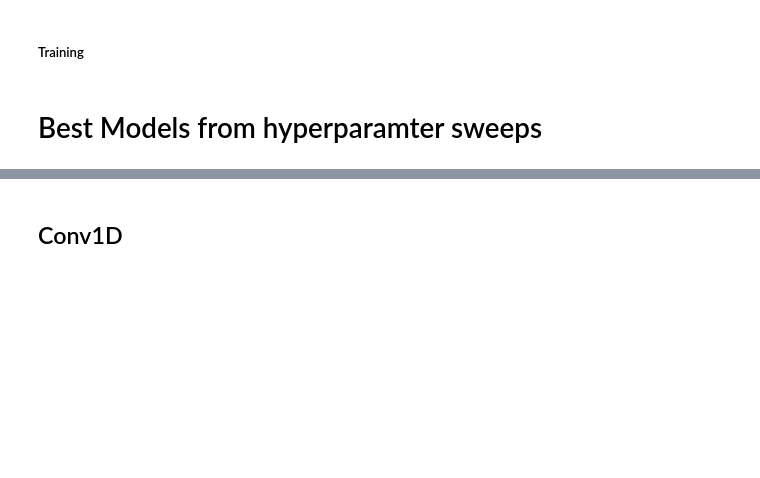
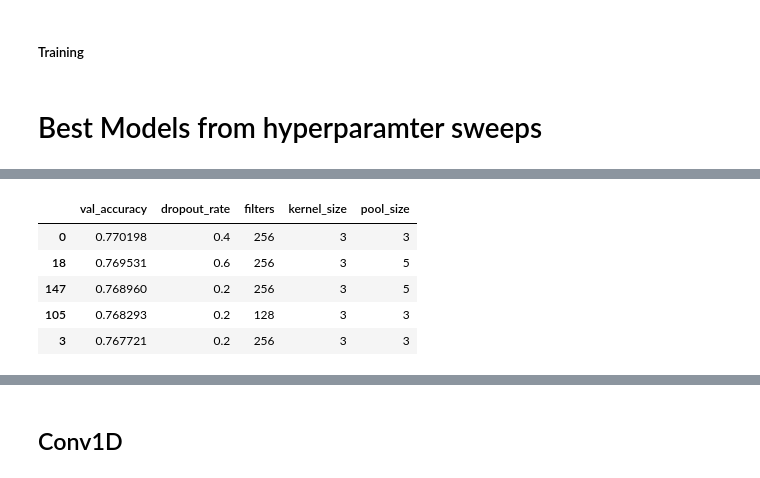
Before and after one commit to jacobh310/food_nlp, a Jupyter notebook: data_cleaning_exploration_model_building/Model Building_V2.ipynb, the cells around one changed output, grey strips where cells are left out. Saved outputs shown, nothing was run; the diff lists cells and outputs as text; code cells hidden in the pictures; blank space fills up the shorter version.

```diff
--- a/data_cleaning_exploration_model_building/Model Building_V2.ipynb
+++ b/data_cleaning_exploration_model_building/Model Building_V2.ipynb
@@ -614,0 +759,9 @@ wandb.agent(sweep_id, function=train_conv1d)
+# %%
+sweep4[['val_accuracy','dropout_rate','filters','kernel_size','pool_size']].sort_values('val_accuracy', ascending=False).head()
+# %% [output]
+|  | val_accuracy | dropout_rate | filters | kernel_size | pool_size |
+| 0 | 0.770198 | 0.4 | 256 | 3 | 3 |
+| 18 | 0.769531 | 0.6 | 256 | 3 | 5 |
+| 147 | 0.768960 | 0.2 | 256 | 3 | 5 |
+| 105 | 0.768293 | 0.2 | 128 | 3 | 3 |
+| 3 | 0.767721 | 0.2 | 256 | 3 | 3 |
```
Also changed, not shown: parts of 52 cells of this notebook, 2 other files.
